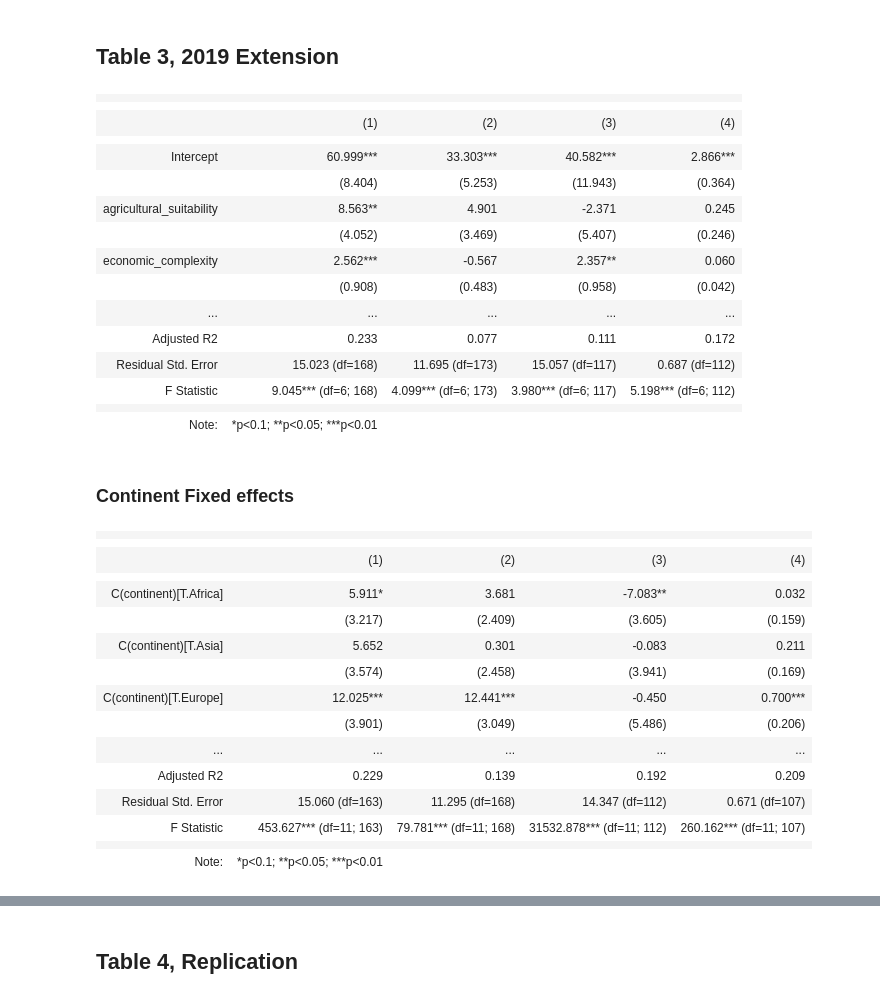
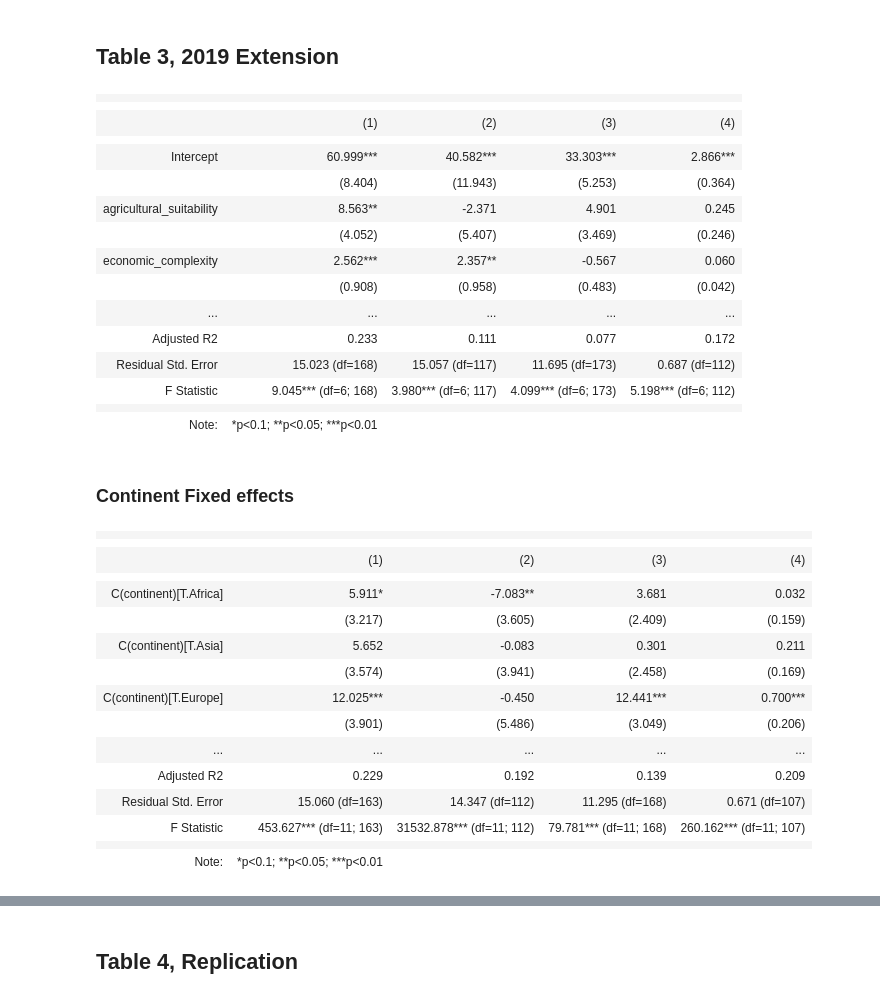
Before and after one commit to rureddish/EPFL_MGT-494_Paper_Extension, a Jupyter notebook: explore.ipynb, the cells around one changed output, grey strips where cells are left out. Saved outputs shown, nothing was run; the diff lists cells and outputs as text; code cells hidden in the pictures.

```diff
--- a/explore.ipynb
+++ b/explore.ipynb
@@ -649,24 +679,24 @@ plt.show()
 # %%
 m_fl19 = smf.ols(formula='flfp2019 ~  plow + agricultural_suitability + tropical_climate + large_animals + political_hierarchies + economic_complexity', data=df_cross_country2019).fit(cov_type='HC1')
 m_wp19 = smf.ols(formula='women_politics2019 ~  plow + agricultural_suitability + tropical_climate + large_animals + political_hierarchies + economic_complexity', data=df_cross_country2019).fit(cov_type='HC1')
 m_fo19 = smf.ols(formula='female_ownership2010_to_2019 ~  plow + agricultural_suitability + tropical_climate + large_animals + political_hierarchies + economic_complexity', data=df_cross_country2019).fit(cov_type='HC1')
 m_aes19 = smf.ols(formula='aes2019 ~  plow + agricultural_suitability + tropical_climate + large_animals + political_hierarchies + economic_complexity', data=df_cross_country2019).fit(cov_type='HC1')
-Stargazer([m_fl19, m_wp19, m_fo19, m_aes19])
+Stargazer([m_fl19, m_fo19,m_wp19, m_aes19])
 # %% [output]
 |  |  |  |  |  |
 |  |
 |  | (1) | (2) | (3) | (4) |
 |  |  |  |  |  |
-| Intercept | 60.999*** | 33.303*** | 40.582*** | 2.866*** |
-|  | (8.404) | (5.253) | (11.943) | (0.364) |
-| agricultural_suitability | 8.563** | 4.901 | -2.371 | 0.245 |
-|  | (4.052) | (3.469) | (5.407) | (0.246) |
-| economic_complexity | 2.562*** | -0.567 | 2.357** | 0.060 |
-|  | (0.908) | (0.483) | (0.958) | (0.042) |
+| Intercept | 60.999*** | 40.582*** | 33.303*** | 2.866*** |
+|  | (8.404) | (11.943) | (5.253) | (0.364) |
+| agricultural_suitability | 8.563** | -2.371 | 4.901 | 0.245 |
+|  | (4.052) | (5.407) | (3.469) | (0.246) |
+| economic_complexity | 2.562*** | 2.357** | -0.567 | 0.060 |
+|  | (0.908) | (0.958) | (0.483) | (0.042) |
 | ... | ... | ... | ... | ... |
-| Adjusted R2 | 0.233 | 0.077 | 0.111 | 0.172 |
-| Residual Std. Error | 15.023 (df=168) | 11.695 (df=173) | 15.057 (df=117) | 0.687 (df=112) |
-| F Statistic | 9.045*** (df=6; 168) | 4.099*** (df=6; 173) | 3.980*** (df=6; 117) | 5.198*** (df=6; 112) |
+| Adjusted R2 | 0.233 | 0.111 | 0.077 | 0.172 |
+| Residual Std. Error | 15.023 (df=168) | 15.057 (df=117) | 11.695 (df=173) | 0.687 (df=112) |
+| F Statistic | 9.045*** (df=6; 168) | 3.980*** (df=6; 117) | 4.099*** (df=6; 173) | 5.198*** (df=6; 112) |
 |  |  |  |  |  |
 | Note: | *p<0.1; **p<0.05; ***p<0.01 |  |  |  |
 # %% [markdown]
@@ -676,21 +706,21 @@ m_fl19 = smf.ols(formula='flfp2019 ~  plow + agricultural_suitability + tropical
 m_wp19 = smf.ols(formula='women_politics2019 ~  plow + agricultural_suitability + tropical_climate + large_animals + political_hierarchies + economic_complexity+ C(continent)', data=df_cross_country2019).fit(cov_type='HC1')
 m_fo19 = smf.ols(formula='female_ownership2010_to_2019 ~  plow + agricultural_suitability + tropical_climate + large_animals + political_hierarchies + economic_complexity+ C(continent)', data=df_cross_country2019).fit(cov_type='HC1')
 m_aes19 = smf.ols(formula='aes2019 ~  plow + agricultural_suitability + tropical_climate + large_animals + political_hierarchies + economic_complexity+ C(continent)', data=df_cross_country2019).fit(cov_type='HC1')
-Stargazer([m_fl19, m_wp19, m_fo19, m_aes19])
+Stargazer([m_fl19, m_fo19, m_wp19, m_aes19])
 # %% [output]
 |  |  |  |  |  |
 |  |
 |  | (1) | (2) | (3) | (4) |
 |  |  |  |  |  |
-| C(continent)[T.Africa] | 5.911* | 3.681 | -7.083** | 0.032 |
-|  | (3.217) | (2.409) | (3.605) | (0.159) |
-| C(continent)[T.Asia] | 5.652 | 0.301 | -0.083 | 0.211 |
-|  | (3.574) | (2.458) | (3.941) | (0.169) |
-| C(continent)[T.Europe] | 12.025*** | 12.441*** | -0.450 | 0.700*** |
-|  | (3.901) | (3.049) | (5.486) | (0.206) |
+| C(continent)[T.Africa] | 5.911* | -7.083** | 3.681 | 0.032 |
+|  | (3.217) | (3.605) | (2.409) | (0.159) |
+| C(continent)[T.Asia] | 5.652 | -0.083 | 0.301 | 0.211 |
+|  | (3.574) | (3.941) | (2.458) | (0.169) |
+| C(continent)[T.Europe] | 12.025*** | -0.450 | 12.441*** | 0.700*** |
+|  | (3.901) | (5.486) | (3.049) | (0.206) |
 | ... | ... | ... | ... | ... |
-| Adjusted R2 | 0.229 | 0.139 | 0.192 | 0.209 |
-| Residual Std. Error | 15.060 (df=163) | 11.295 (df=168) | 14.347 (df=112) | 0.671 (df=107) |
-| F Statistic | 453.627*** (df=11; 163) | 79.781*** (df=11; 168) | 31532.878*** (df=11; 112) | 260.162*** (df=11; 107) |
+| Adjusted R2 | 0.229 | 0.192 | 0.139 | 0.209 |
+| Residual Std. Error | 15.060 (df=163) | 14.347 (df=112) | 11.295 (df=168) | 0.671 (df=107) |
+| F Statistic | 453.627*** (df=11; 163) | 31532.878*** (df=11; 112) | 79.781*** (df=11; 168) | 260.162*** (df=11; 107) |
 |  |  |  |  |  |
 | Note: | *p<0.1; **p<0.05; ***p<0.01 |  |  |  |
```
Also changed, not shown: parts of 7 cells of this notebook.
